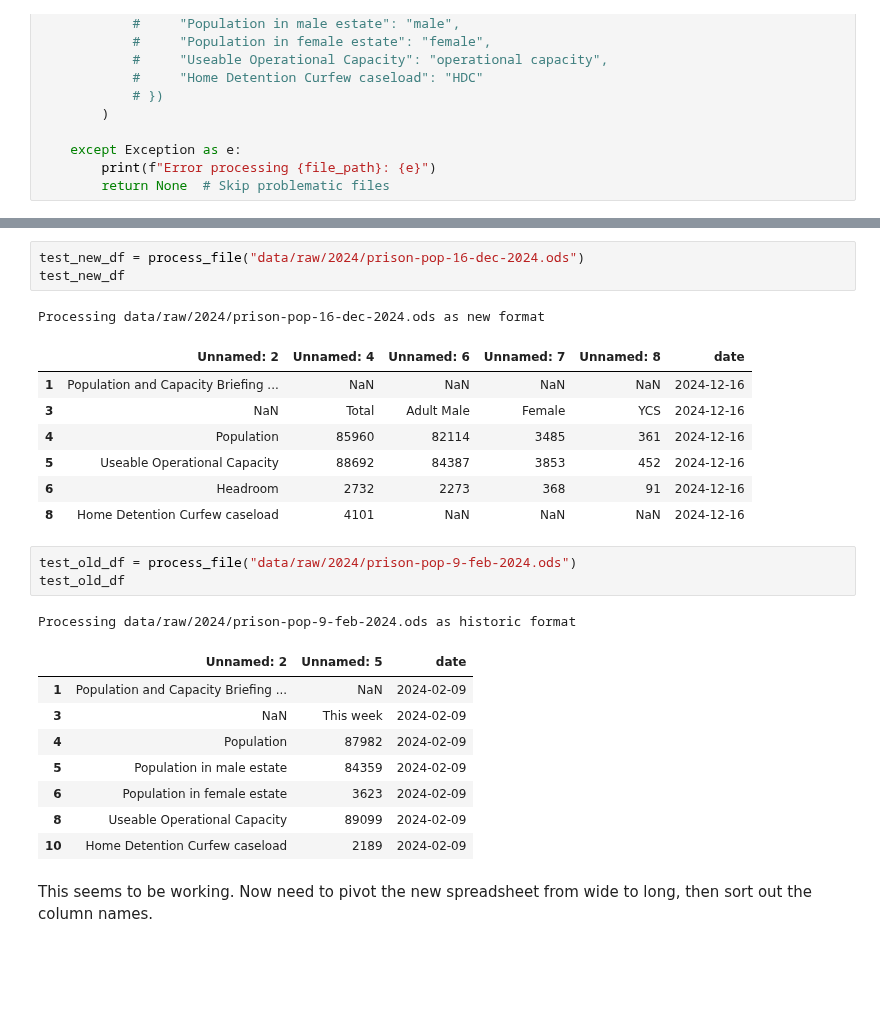
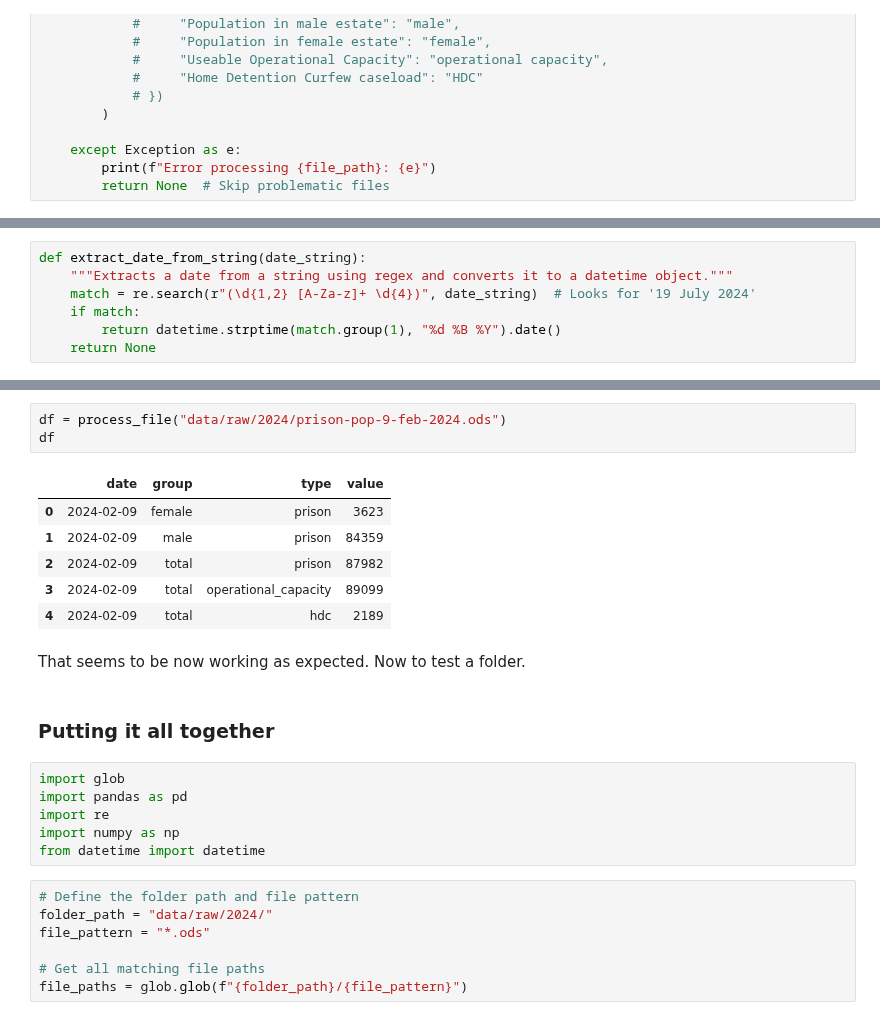
Before and after one commit to Prison-Reform-Trust/Prison-population, a Jupyter notebook: Notebooks/0.2-ah-combining_population_data.ipynb, the cells around one changed output, grey strips where cells are left out. Drawn from its saved outputs; the diff is of its cells as text; blank space fills up the shorter version.

Commit message:
notebook now includes working functions for extracting and combining weekly population data

```diff
--- a/Notebooks/0.2-ah-combining_population_data.ipynb
+++ b/Notebooks/0.2-ah-combining_population_data.ipynb
@@ -538,0 +584,7 @@ def process_file(file_path):
+# %%
+def extract_date_from_string(date_string):
+    """Extracts a date from a string using regex and converts it to a datetime object."""
+    match = re.search(r"(\d{1,2} [A-Za-z]+ \d{4})", date_string)  # Looks for '19 July 2024'
+    if match:
+        return datetime.strptime(match.group(1), "%d %B %Y").date()
+    return None
@@ -539,30 +719,30 @@ def process_file(file_path):
 # %%
-test_new_df = process_file("data/raw/2024/prison-pop-16-dec-2024.ods")
-test_new_df
+df = process_file("data/raw/2024/prison-pop-9-feb-2024.ods")
+df
 # %% [output]
-Processing data/raw/2024/prison-pop-16-dec-2024.ods as new format
-|  | Unnamed: 2 | Unnamed: 4 | Unnamed: 6 | Unnamed: 7 | Unnamed: 8 | date |
-| 1 | Population and Capacity Briefing ... | NaN | NaN | NaN | NaN | 2024-12-16 |
-| 3 | NaN | Total | Adult Male | Female | YCS | 2024-12-16 |
-| 4 | Population | 85960 | 82114 | 3485 | 361 | 2024-12-16 |
-| 5 | Useable Operational Capacity | 88692 | 84387 | 3853 | 452 | 2024-12-16 |
-| 6 | Headroom | 2732 | 2273 | 368 | 91 | 2024-12-16 |
-| 8 | Home Detention Curfew caseload | 4101 | NaN | NaN | NaN | 2024-12-16 |
+|  | date | group | type | value |
+| 0 | 2024-02-09 | female | prison | 3623 |
+| 1 | 2024-02-09 | male | prison | 84359 |
+| 2 | 2024-02-09 | total | prison | 87982 |
+| 3 | 2024-02-09 | total | operational_capacity | 89099 |
+| 4 | 2024-02-09 | total | hdc | 2189 |
-# %%
-test_old_df = process_file("data/raw/2024/prison-pop-9-feb-2024.ods")
-test_old_df
-# %% [output]
-Processing data/raw/2024/prison-pop-9-feb-2024.ods as historic format
-|  | Unnamed: 2 | Unnamed: 5 | date |
-| 1 | Population and Capacity Briefing ... | NaN | 2024-02-09 |
-| 3 | NaN | This week | 2024-02-09 |
-| 4 | Population | 87982 | 2024-02-09 |
-| 5 | Population in male estate | 84359 | 2024-02-09 |
-| 6 | Population in female estate | 3623 | 2024-02-09 |
-| 8 | Useable Operational Capacity | 89099 | 2024-02-09 |
-| 10 | Home Detention Curfew caseload | 2189 | 2024-02-09 |
-# %% [markdown]
-This seems to be working. Now need to pivot the new spreadsheet from wide to long, then sort out the column names.
+# %% [markdown]
+That seems to be now working as expected. Now to test a folder.
+# %% [markdown]
+### Putting it all together
+# %%
+import glob
+import pandas as pd
+import re
+import numpy as np
+from datetime import datetime
+# %%
+# Define the folder path and file pattern
+folder_path = "data/raw/2024/"
+file_pattern = "*.ods"
+
+# Get all matching file paths
+file_paths = glob.glob(f"{folder_path}/{file_pattern}")
 # %%
 # Process all files and concatenate into one DataFrame
 df_all = pd.concat([process_file(file) for file in file_paths], ignore_index=True)
```
Also changed, not shown: parts of 55 cells of this notebook.
